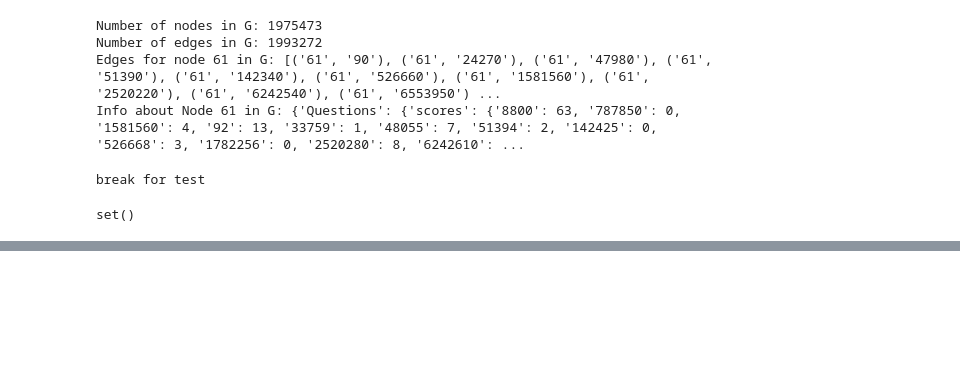
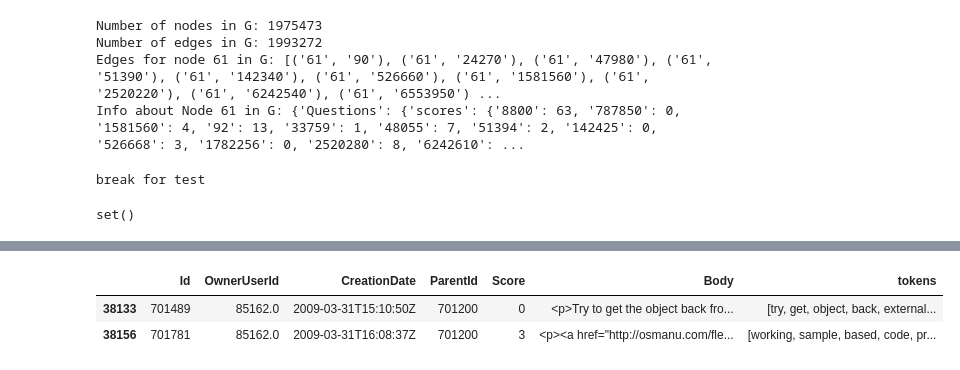
Before and after one commit to Student204161/computational-social-science-assignments, a Jupyter notebook: project.ipynb, the cells around one changed output, grey strips where cells are left out. Drawn from its saved outputs; the diff is of its cells as text; code cells hidden in the pictures; blank space fills up the shorter version.

```diff
--- a/project.ipynb
+++ b/project.ipynb
@@ -298,0 +346,2 @@ set()
+# %%
+answers_df.tokens = answers_df.tokens.apply(lambda x: literal_eval(str(x)))
@@ -298,0 +544,6 @@ set()
+# %%
+answers_df[answers_df.OwnerUserId.astype(int).astype(str) == '85162']
+# %% [output]
+|  | Id | OwnerUserId | CreationDate | ParentId | Score | Body | tokens |
+| 38133 | 701489 | 85162.0 | 2009-03-31T15:10:50Z | 701200 | 0 | <p>Try to get the object back fro... | [try, get, object, back, external... |
+| 38156 | 701781 | 85162.0 | 2009-03-31T16:08:37Z | 701200 | 3 | <p><a href="http://osmanu.com/fle... | [working, sample, based, code, pr... |
```
Also changed, not shown: parts of 38 cells of this notebook, 1 other file.
